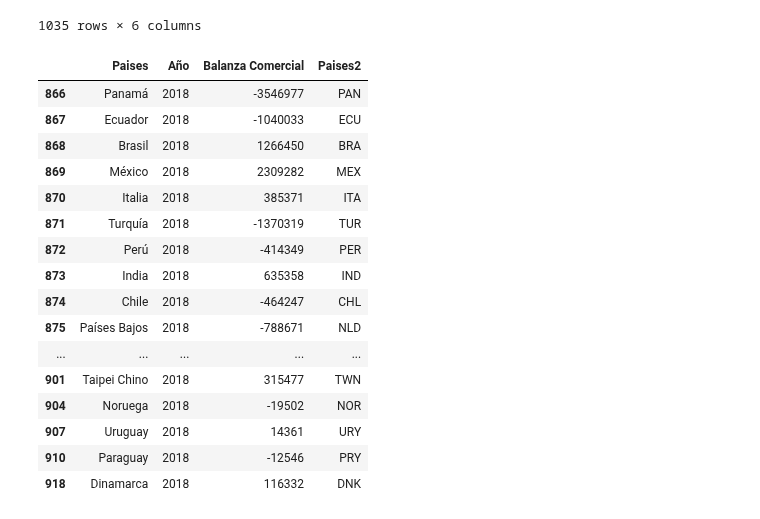
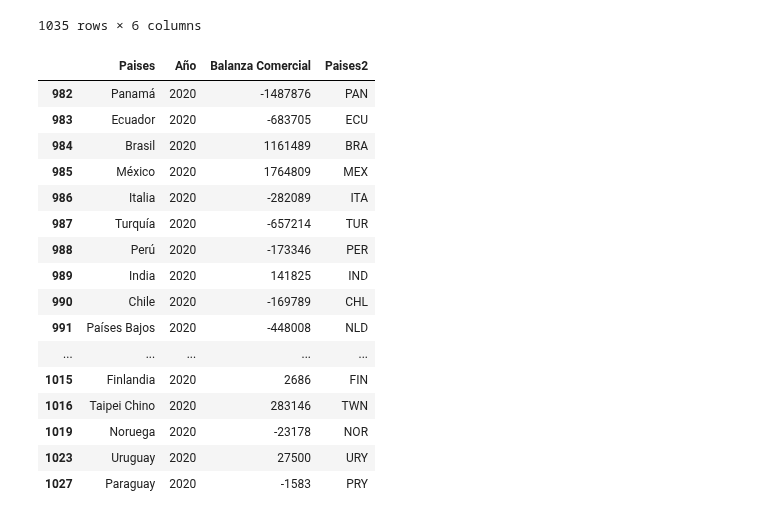
Before and after one commit to LuchoValr/Semillero, a Jupyter notebook: Proyecto_semillero_Avance1.ipynb, the cells around one changed output. Saved outputs shown, nothing was run; the diff lists cells and outputs as text; code cells hidden in the pictures.

```diff
--- a/Proyecto_semillero_Avance1.ipynb
+++ b/Proyecto_semillero_Avance1.ipynb
@@ -404,7 +404,7 @@ table
 bmap=table.filter(['Paises','Año','Balanza Comercial'])
 bmap=bmap[bmap.Paises.isin([ 'México', 'Panamá','Brasil','Ecuador','Italia','Turquía','India','Chile','Países Bajos','Corea, República de','España','Alemania','Bélgica','Canadá','Japón','Rusia, Federación de','Reino Unido','Guatemala','Israel','Argentina','Venezuela, República Bolivariana de','Australia','Francia','Perú','Dinamarca',
 'Taipei Chino','Bolivia, Estado Plurinacional de','Paraguay','Uruguay','Suiza','Noruega','Finlandia'])].copy()
-bmap=bmap[bmap['Año']=='2018'].copy()
+bmap=bmap[bmap['Año']=='2020'].copy()
 bmap['Paises2'] = bmap['Paises'].map({'Brasil':"BRA",
                              'Ecuador':"ECU",
                              'México':"MEX",
@@ -413,48 +413,48 @@ bmap['Paises2'] = bmap['Paises'].map({'Brasil':"BRA",
                              'Turquía':'TUR',
                              'Perú':'PER',
                              'India':'IND',
                              'Chile':'CHL',
                              'Países Bajos':'NLD',
                              'Corea, República de':'KOR',
                              'España':'ESP',
                              'Alemania':'DEU',
                              'Bélgica':'BEL',
                              'Canadá':'CAN',
                              'Japón':'JPN',
                              'Rusia, Federación de':'RUS',
                              'Reino Unido':'GBR',
                              'Guatemala':'GTM',
                              'Israel':'ISR',
                              'Argentina':'ARG',
                              'Venezuela, República Bolivariana de':'VEN',
                              'Australia':'AUS',
                              'Francia':'FRA',
                              'Dinamarca':'DNK',
                              'Taipei Chino':'TWN',
                              'Bolivia, Estado Plurinacional de':'BOL',
                              'Paraguay':'PRY',
                              'Uruguay':'URY',
                              'Suiza':'CHE',
                              'Noruega':'NOR',
                              'Finlandia':'FIN'})
 bmap
 # %% [output]
 |  | Paises | Año | Balanza Comercial | Paises2 |
-| 866 | Panamá | 2018 | -3546977 | PAN |
-| 867 | Ecuador | 2018 | -1040033 | ECU |
-| 868 | Brasil | 2018 | 1266450 | BRA |
-| 869 | México | 2018 | 2309282 | MEX |
-| 870 | Italia | 2018 | 385371 | ITA |
-| 871 | Turquía | 2018 | -1370319 | TUR |
-| 872 | Perú | 2018 | -414349 | PER |
-| 873 | India | 2018 | 635358 | IND |
-| 874 | Chile | 2018 | -464247 | CHL |
-| 875 | Países Bajos | 2018 | -788671 | NLD |
+| 982 | Panamá | 2020 | -1487876 | PAN |
+| 983 | Ecuador | 2020 | -683705 | ECU |
+| 984 | Brasil | 2020 | 1161489 | BRA |
+| 985 | México | 2020 | 1764809 | MEX |
+| 986 | Italia | 2020 | -282089 | ITA |
+| 987 | Turquía | 2020 | -657214 | TUR |
+| 988 | Perú | 2020 | -173346 | PER |
+| 989 | India | 2020 | 141825 | IND |
+| 990 | Chile | 2020 | -169789 | CHL |
+| 991 | Países Bajos | 2020 | -448008 | NLD |
 | ... | ... | ... | ... | ... |
-| 901 | Taipei Chino | 2018 | 315477 | TWN |
-| 904 | Noruega | 2018 | -19502 | NOR |
-| 907 | Uruguay | 2018 | 14361 | URY |
-| 910 | Paraguay | 2018 | -12546 | PRY |
-| 918 | Dinamarca | 2018 | 116332 | DNK |
+| 1015 | Finlandia | 2020 | 2686 | FIN |
+| 1016 | Taipei Chino | 2020 | 283146 | TWN |
+| 1019 | Noruega | 2020 | -23178 | NOR |
+| 1023 | Uruguay | 2020 | 27500 | URY |
+| 1027 | Paraguay | 2020 | -1583 | PRY |
 # %%
 fig2=px.choropleth(bmap,locations='Paises2',
```
Also changed, not shown: parts of 1 cell of this notebook.
